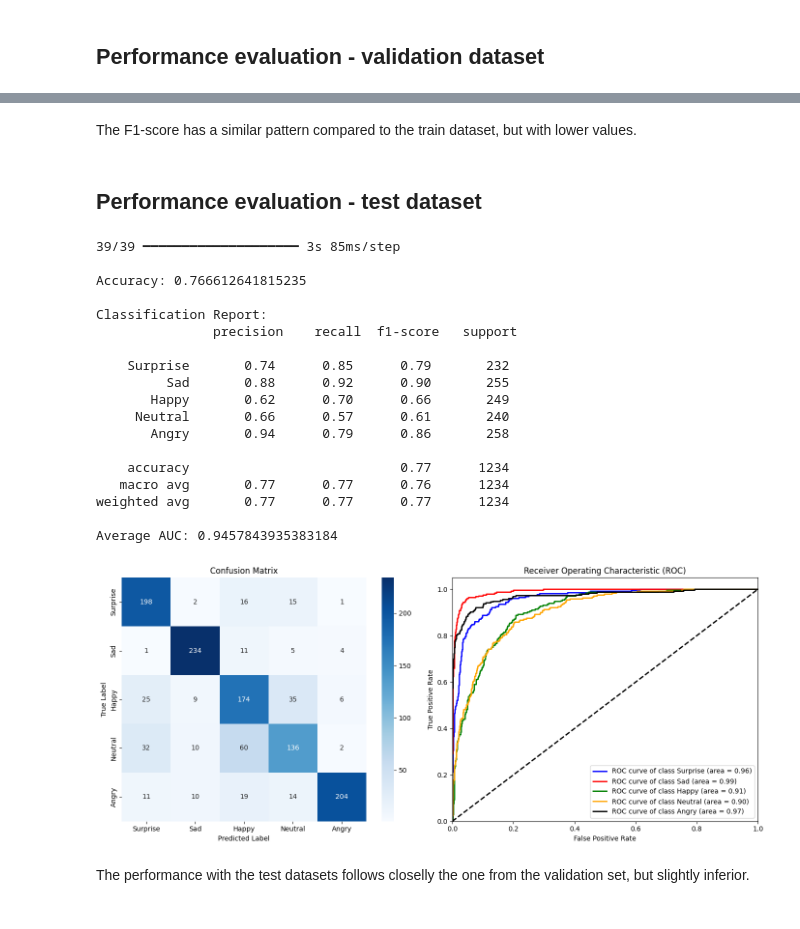
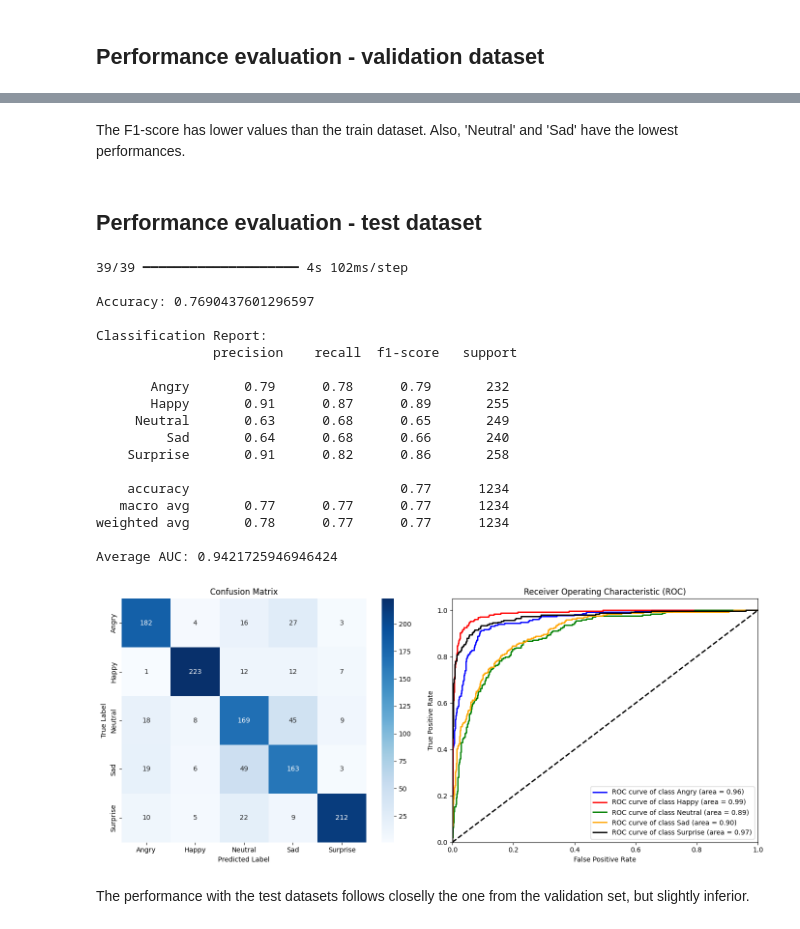
Before and after one commit to Marcus-Fernandes-LCIT/Facial_Expression_Recognition_App, a Jupyter notebook: EfficientNet_model_training.ipynb, the cells around one changed output, grey strips where cells are left out. Saved outputs shown, nothing was run; the diff lists cells and outputs as text; code cells hidden in the pictures.

Commit message:
Correcting the label_mapping (classes)

```diff
--- a/EfficientNet_model_training.ipynb
+++ b/EfficientNet_model_training.ipynb
@@ -232,3 +232,7 @@ y_one_hot = to_categorical(y_encoded)
 print("y_one_hot shape:", y_one_hot.shape)
 # %% [output]
 y_one_hot shape: (6170, 5)
+# %%
+# mapping the encoding
+label_mapping = {index: label for index, label in enumerate(label_encoder.classes_)}
+print(label_mapping)
@@ -406,7 +412,7 @@ base_model.trainable = False
 x = GlobalAveragePooling2D(name="avg_pool")(base_model.output)
 x = BatchNormalization()(x)
 x = Dropout(0.4, name="top_dropout")(x)
-outputs = Dense(len(classes), activation="softmax", name="pred", kernel_regularizer=l2(0.01))(x)
+outputs = Dense(len(label_mapping), activation="softmax", name="pred", kernel_regularizer=l2(0.01))(x)
 
 # combining the base model and custom head
 model = Model(inputs, outputs, name="EfficientNet_FaceExpressions")
@@ -573,29 +579,29 @@ Average AUC: 0.9517801479289375
-# %% [markdown]
-The F1-score has a similar pattern compared to the train dataset, but with lower values.
+# %% [markdown]
+The F1-score has lower values than the train dataset. Also, 'Neutral' and 'Sad' have the lowest performances.
 # %% [markdown]
 ## Performance evaluation - test dataset
 # %%
-performance(model, X_test, y_test, classes)
+performance(model, X_test, y_test, list(label_mapping.values()))
 # %% [output]
-39/39 ━━━━━━━━━━━━━━━━━━━━ 3s 85ms/step
+39/39 ━━━━━━━━━━━━━━━━━━━━ 4s 102ms/step
 
-Accuracy: 0.766612641815235
+Accuracy: 0.7690437601296597
 
 Classification Report:
                precision    recall  f1-score   support
 
-    Surprise       0.74      0.85      0.79       232
-         Sad       0.88      0.92      0.90       255
-       Happy       0.62      0.70      0.66       249
-     Neutral       0.66      0.57      0.61       240
-       Angry       0.94      0.79      0.86       258
+       Angry       0.79      0.78      0.79       232
+       Happy       0.91      0.87      0.89       255
+     Neutral       0.63      0.68      0.65       249
+         Sad       0.64      0.68      0.66       240
+    Surprise       0.91      0.82      0.86       258
 
     accuracy                           0.77      1234
-   macro avg       0.77      0.77      0.76      1234
-weighted avg       0.77      0.77      0.77      1234
+   macro avg       0.77      0.77      0.77      1234
+weighted avg       0.78      0.77      0.77      1234
 
-Average AUC: 0.9457843935383184
+Average AUC: 0.9421725946946424
-[figure, old version]
+[figure, new version]
 # %% [markdown]
 The performance with the test datasets follows closelly the one from the validation set, but slightly inferior.
 # %% [markdown]
```
Also changed, not shown: parts of 8 cells of this notebook, 6 other files.
